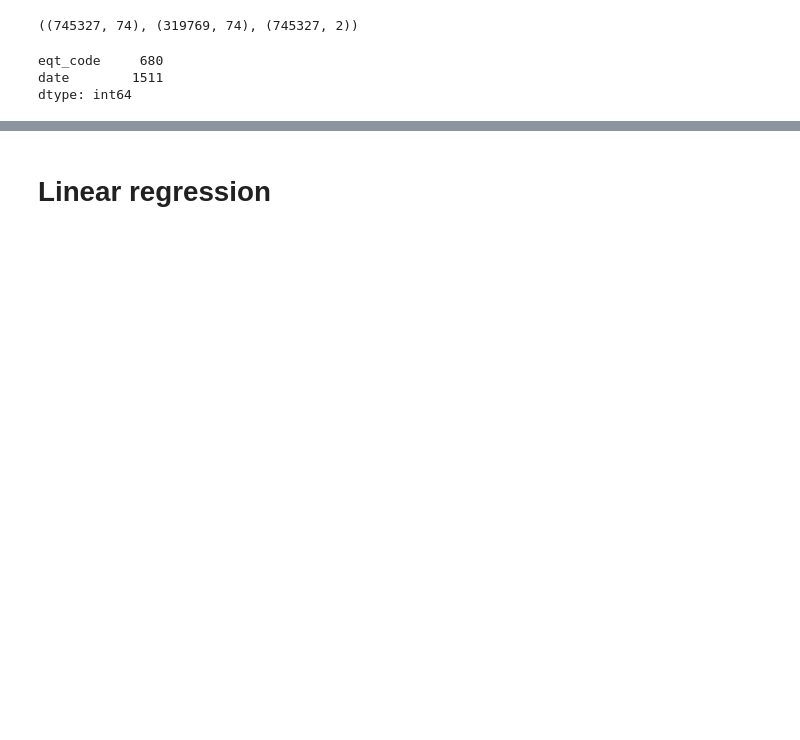
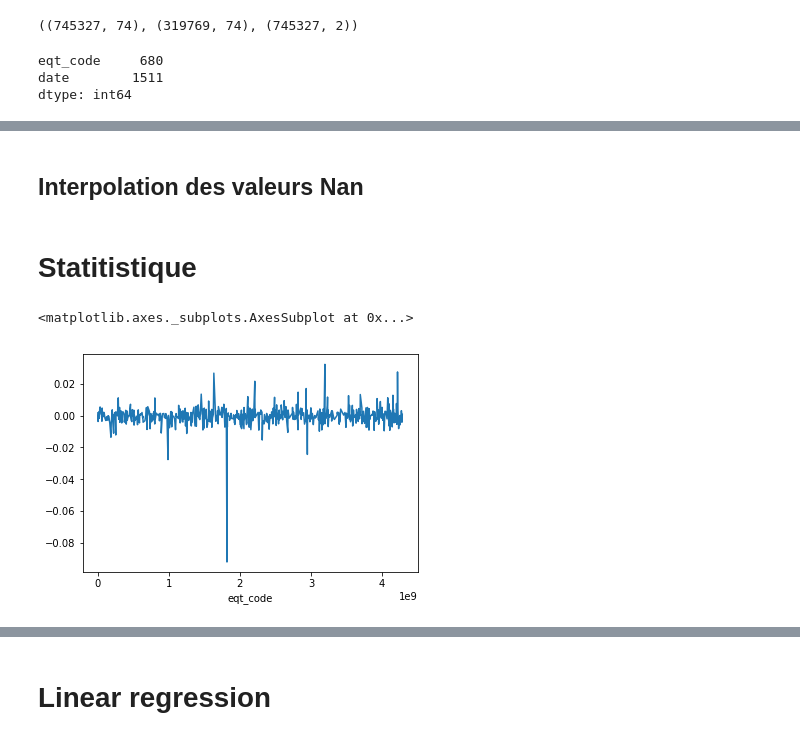
Before and after one commit to jeorme/rapportRCP209, a Jupyter notebook: vol_project.ipynb, the cells around one changed output, grey strips where cells are left out. Drawn from its saved outputs; the diff is of its cells as text; code cells hidden in the pictures; blank space fills up the shorter version.

```diff
--- a/vol_project.ipynb
+++ b/vol_project.ipynb
@@ -66,3 +59,5 @@ nb_donnee,nb_nan,nb_nan/nb_donnee * 100
+# %% [markdown]
+## Interpolation des valeurs Nan
 # %%
 #we linearly interpolate the NaN for the volatility and extrapolate to 0
 data_train.iloc[:,3:57] = data_train.iloc[:,3:].interpolate(axis=1)
@@ -82,0 +73,11 @@ X_train,X_test,y_train,y_test = train_test_split(data_train_clean,y_train,test_s
+# %% [markdown]
+# Statitistique
+# %%
+equity_mean = data_train.drop(["date","ID"],axis=1).groupby(["eqt_code"]).mean().mean(axis=1)
+equity_median = data_train.drop(["date","ID"],axis=1).groupby(["eqt_code"]).median().median(axis=1)
+equity_std = data_train.drop(["date","ID"],axis=1).groupby(["eqt_code"]).std().std(axis=1)
+equity_hurtosis = data_train.drop(["date","ID"],axis=1).groupby(["eqt_code"]).apply(pd.DataFrame.)
+equity_mean.plot()
+# %% [output]
+<matplotlib.axes._subplots.AxesSubplot at 0x...>
+[figure, added]
```
Also changed, not shown: parts of 42 cells of this notebook, 1 other file.
